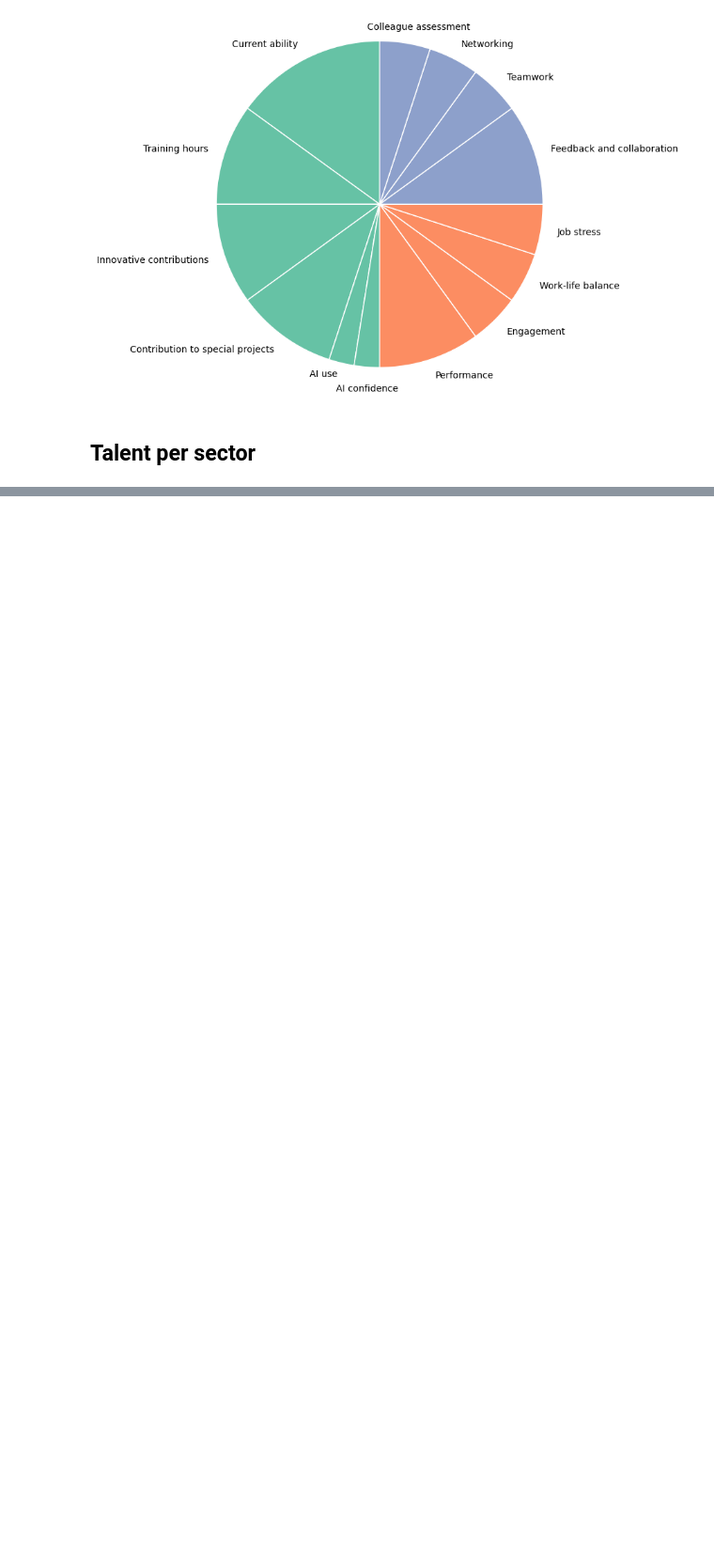
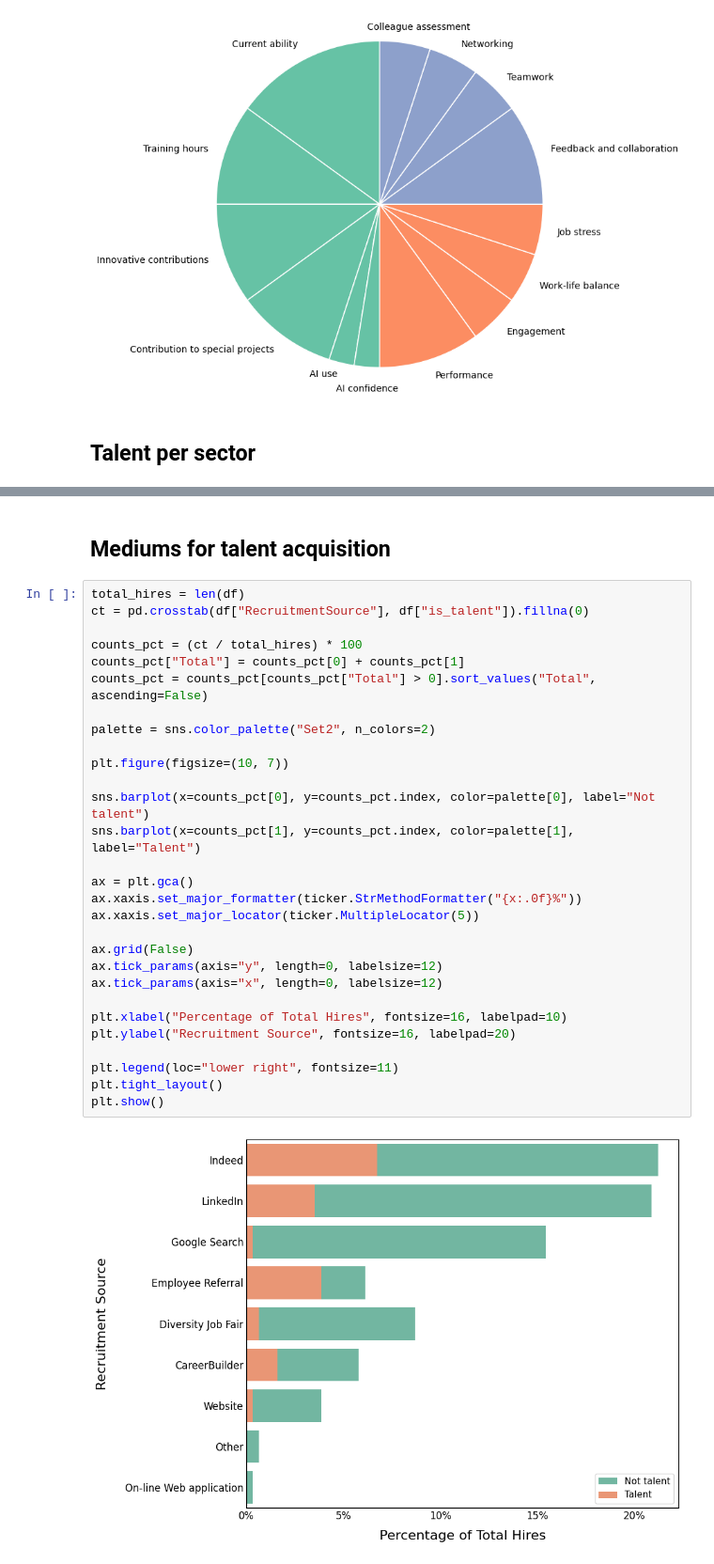
Before and after one commit to DovydasVe/HR_analytics_protecting_talent, a Jupyter notebook: Talent_analysis.ipynb, the cells around one changed output, grey strips where cells are left out. Shown at 94% size. Drawn from its saved outputs; the diff is of its cells as text; blank space fills up the shorter version.

```diff
--- a/Talent_analysis.ipynb
+++ b/Talent_analysis.ipynb
@@ -154,0 +155,33 @@ plt.show()
+# %% [markdown]
+## Mediums for talent acquisition
+# %%
+total_hires = len(df)
+ct = pd.crosstab(df["RecruitmentSource"], df["is_talent"]).fillna(0)
+
+counts_pct = (ct / total_hires) * 100
+counts_pct["Total"] = counts_pct[0] + counts_pct[1]
+counts_pct = counts_pct[counts_pct["Total"] > 0].sort_values("Total", ascending=False)
+
+palette = sns.color_palette("Set2", n_colors=2)
+
+plt.figure(figsize=(10, 7))
+
+sns.barplot(x=counts_pct[0], y=counts_pct.index, color=palette[0], label="Not talent")
+sns.barplot(x=counts_pct[1], y=counts_pct.index, color=palette[1], label="Talent")
+
+ax = plt.gca()
+ax.xaxis.set_major_formatter(ticker.StrMethodFormatter("{x:.0f}%"))
+ax.xaxis.set_major_locator(ticker.MultipleLocator(5))
+
+ax.grid(False)
+ax.tick_params(axis="y", length=0, labelsize=12)
+ax.tick_params(axis="x", length=0, labelsize=12)
+
+plt.xlabel("Percentage of Total Hires", fontsize=16, labelpad=10)
+plt.ylabel("Recruitment Source", fontsize=16, labelpad=20)
+
+plt.legend(loc="lower right", fontsize=11)
+plt.tight_layout()
+plt.show()
+# %% [output]
+[figure, added]
```
Also changed, not shown: parts of 1 cell of this notebook, 2 other files.
